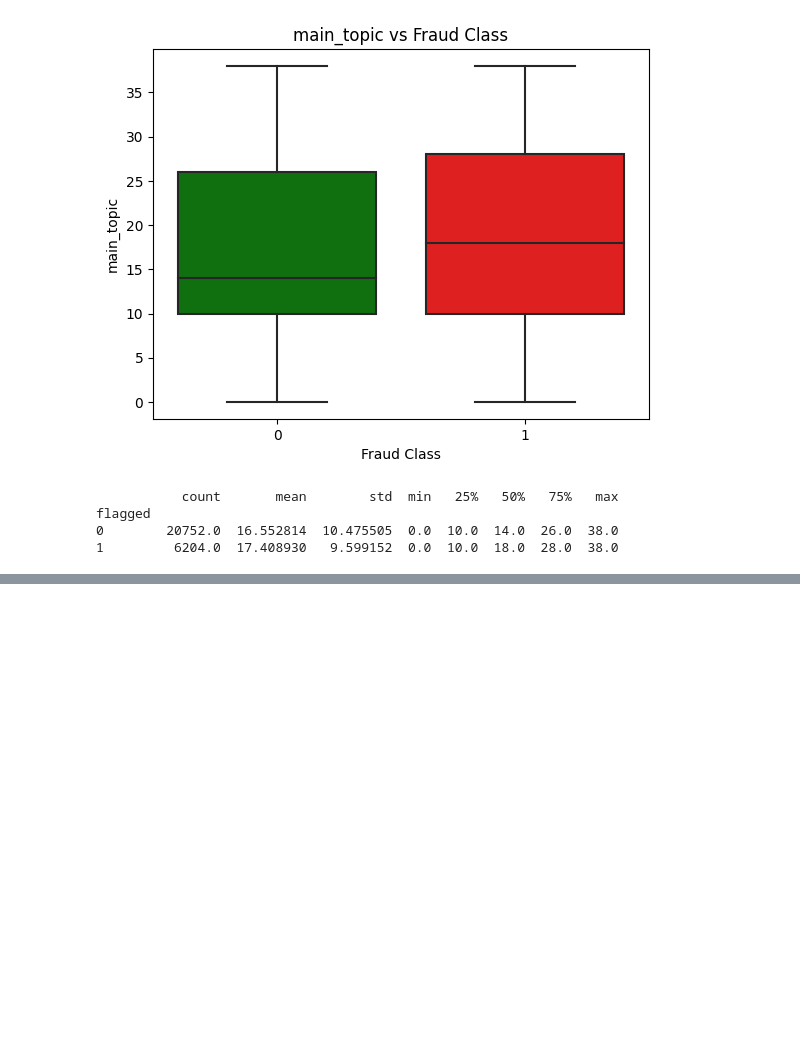
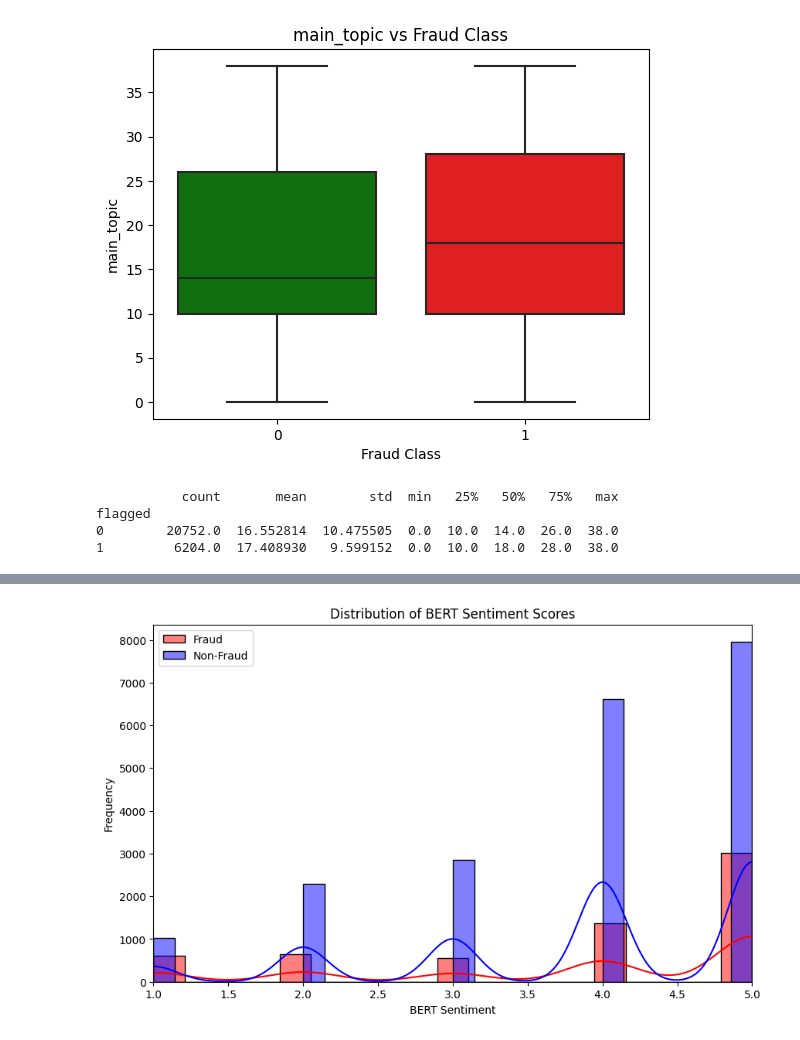
Before and after one commit to jesper1212/BT4012_Reviews, a Jupyter notebook: Notebooks/exploratory & visualisation/summer_reviews.ipynb, the cells around one changed output, grey strips where cells are left out. Cells and saved outputs as stored; diff of their text form; code cells hidden in the pictures; blank space fills up the shorter version.

Commit message:
bert sentiment

```diff
--- a/Notebooks/exploratory & visualisation/summer_reviews.ipynb
+++ b/Notebooks/exploratory & visualisation/summer_reviews.ipynb
@@ -202,0 +219,10 @@ flagged
+# %%
+tokenizer = AutoTokenizer.from_pretrained('nlptown/bert-base-multilingual-uncased-sentiment')
+model = AutoModelForSequenceClassification.from_pretrained('nlptown/bert-base-multilingual-uncased-sentiment')
+# %%
+def sentiment_score(review):
+    tokens = tokenizer.encode(review, return_tensors='pt', max_length=512, truncation=True)
+    result = model(tokens)
+    return int(torch.argmax(result.logits))+1
+# %%
+df["bert_sentiment"] = df["reviewContent"].apply(lambda x: sentiment_score(x[:512]))
@@ -202,0 +239,26 @@ flagged
+# %%
+import seaborn as sns
+import matplotlib.pyplot as plt
+
+# Assuming you have a DataFrame 'df' with columns 'bert_sentiment' and 'class'
+
+# Create separate histograms for fraud and non-fraud classes
+plt.figure(figsize=(10, 6))
+
+# Histogram for the "bert_sentiment" of the fraud class
+sns.histplot(data=df[df['flagged'] == "Y"], x='bert_sentiment', kde=True, color='red', label='Fraud')
+
+# Histogram for the "bert_sentiment" of the non-fraud class
+sns.histplot(data=df[df['flagged'] == 'N'], x='bert_sentiment', kde=True, color='blue', label='Non-Fraud')
+
+plt.title('Distribution of BERT Sentiment Scores')
+plt.xlabel('BERT Sentiment')
+plt.ylabel('Frequency')
+plt.legend()
+
+# Set the x-axis limits to be between 1 and 5
+plt.xlim(1, 5)
+
+plt.show()
+# %% [output]
+[figure, added]
```
Also changed, not shown: parts of 9 cells of this notebook, 10 other files.
